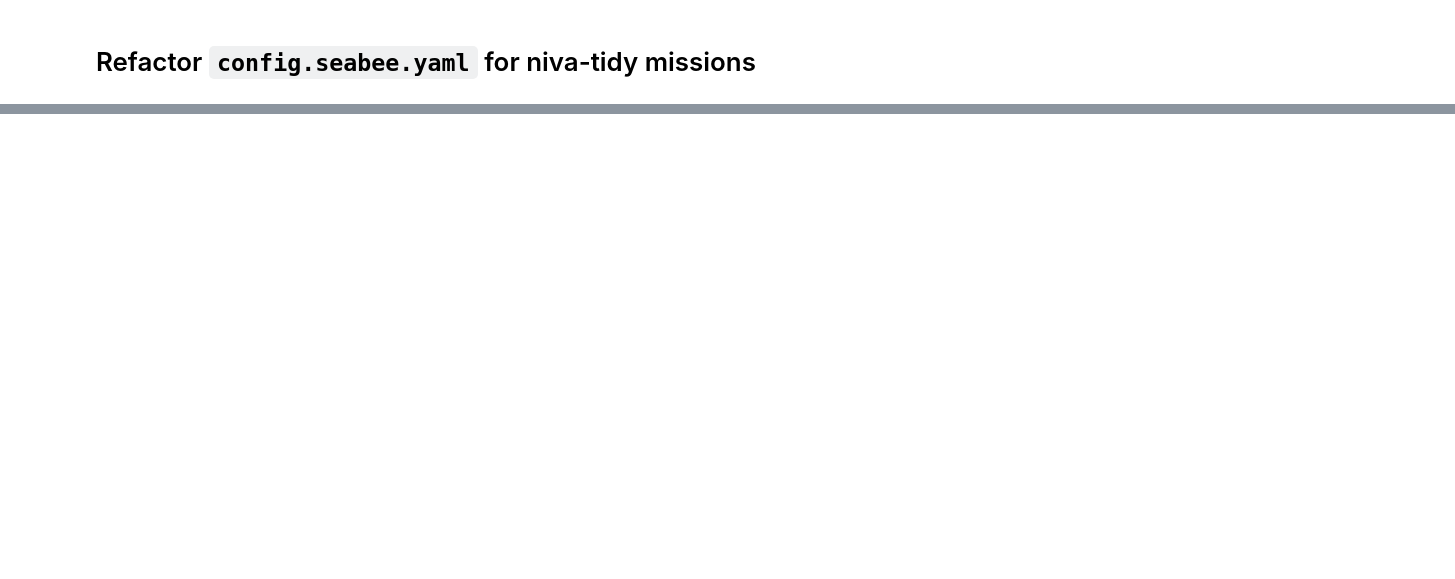
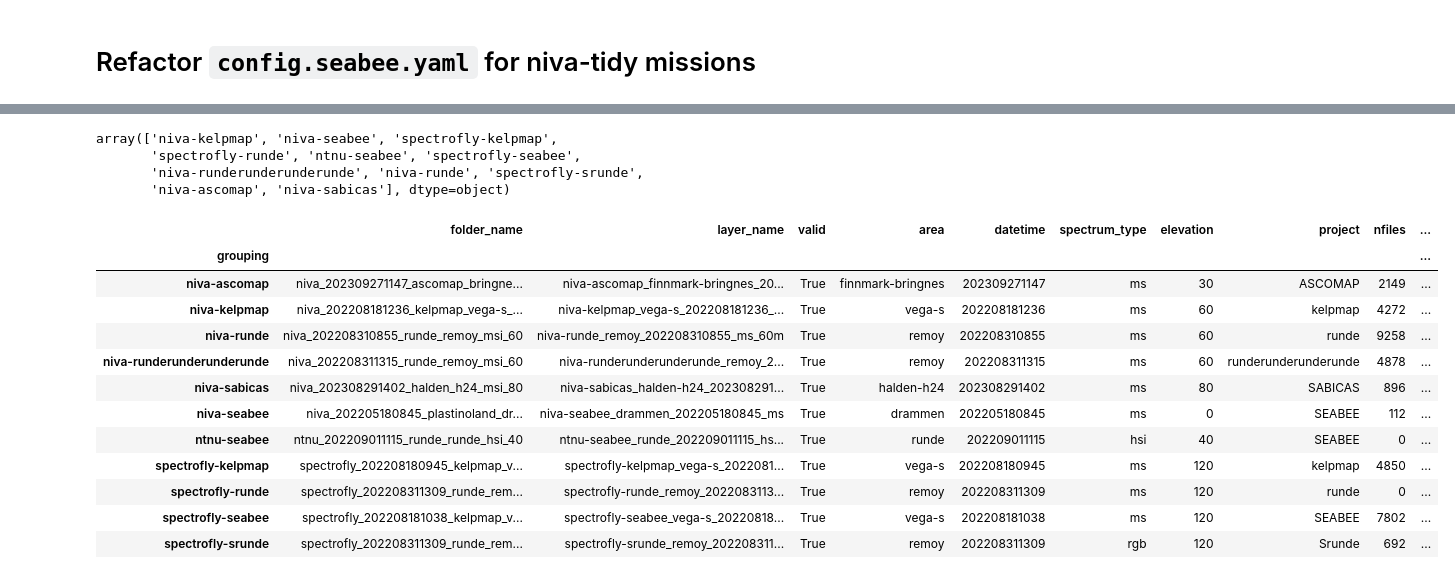
Before and after one commit to SeaBee-no/seabeepy, a Jupyter notebook: notebooks/refactor_config_niva.ipynb, the cells around one changed output, grey strips where cells are left out. Cells and saved outputs as stored; diff of their text form; code cells hidden in the pictures; blank space fills up the shorter version.

```diff
--- a/notebooks/refactor_config_niva.ipynb
+++ b/notebooks/refactor_config_niva.ipynb
@@ -127,0 +213,23 @@ pd.DataFrame(mission_dict)
+# %%
+df.grouping.unique()
+# %% [output]
+array(['niva-kelpmap', 'niva-seabee', 'spectrofly-kelpmap',
+       'spectrofly-runde', 'ntnu-seabee', 'spectrofly-seabee',
+       'niva-runderunderunderunde', 'niva-runde', 'spectrofly-srunde',
+       'niva-ascomap', 'niva-sabicas'], dtype=object)
+# %%
+df.groupby("grouping").first()
+# %% [output]
+|  | folder_name | layer_name | valid | area | datetime | spectrum_type | elevation | project | nfiles | ... |
+| grouping |  |  |  |  |  |  |  |  |  | ... |
+| niva-ascomap | niva_202309271147_ascomap_bringne... | niva-ascomap_finnmark-bringnes_20... | True | finnmark-bringnes | 202309271147 | ms | 30 | ASCOMAP | 2149 | ... |
+| niva-kelpmap | niva_202208181236_kelpmap_vega-s_... | niva-kelpmap_vega-s_202208181236_... | True | vega-s | 202208181236 | ms | 60 | kelpmap | 4272 | ... |
+| niva-runde | niva_202208310855_runde_remoy_msi_60 | niva-runde_remoy_202208310855_ms_60m | True | remoy | 202208310855 | ms | 60 | runde | 9258 | ... |
+| niva-runderunderunderunde | niva_202208311315_runde_remoy_msi_60 | niva-runderunderunderunde_remoy_2... | True | remoy | 202208311315 | ms | 60 | runderunderunderunde | 4878 | ... |
+| niva-sabicas | niva_202308291402_halden_h24_msi_80 | niva-sabicas_halden-h24_202308291... | True | halden-h24 | 202308291402 | ms | 80 | SABICAS | 896 | ... |
+| niva-seabee | niva_202205180845_plastinoland_dr... | niva-seabee_drammen_202205180845_ms | True | drammen | 202205180845 | ms | 0 | SEABEE | 112 | ... |
+| ntnu-seabee | ntnu_202209011115_runde_runde_hsi_40 | ntnu-seabee_runde_202209011115_hs... | True | runde | 202209011115 | hsi | 40 | SEABEE | 0 | ... |
+| spectrofly-kelpmap | spectrofly_202208180945_kelpmap_v... | spectrofly-kelpmap_vega-s_2022081... | True | vega-s | 202208180945 | ms | 120 | kelpmap | 4850 | ... |
+| spectrofly-runde | spectrofly_202208311309_runde_rem... | spectrofly-runde_remoy_2022083113... | True | remoy | 202208311309 | ms | 120 | runde | 0 | ... |
+| spectrofly-seabee | spectrofly_202208181038_kelpmap_v... | spectrofly-seabee_vega-s_20220818... | True | vega-s | 202208181038 | ms | 120 | SEABEE | 7802 | ... |
+| spectrofly-srunde | spectrofly_202208311309_runde_rem... | spectrofly-srunde_remoy_202208311... | True | remoy | 202208311309 | rgb | 120 | Srunde | 692 | ... |
```
Also changed, not shown: parts of 17 cells of this notebook.
